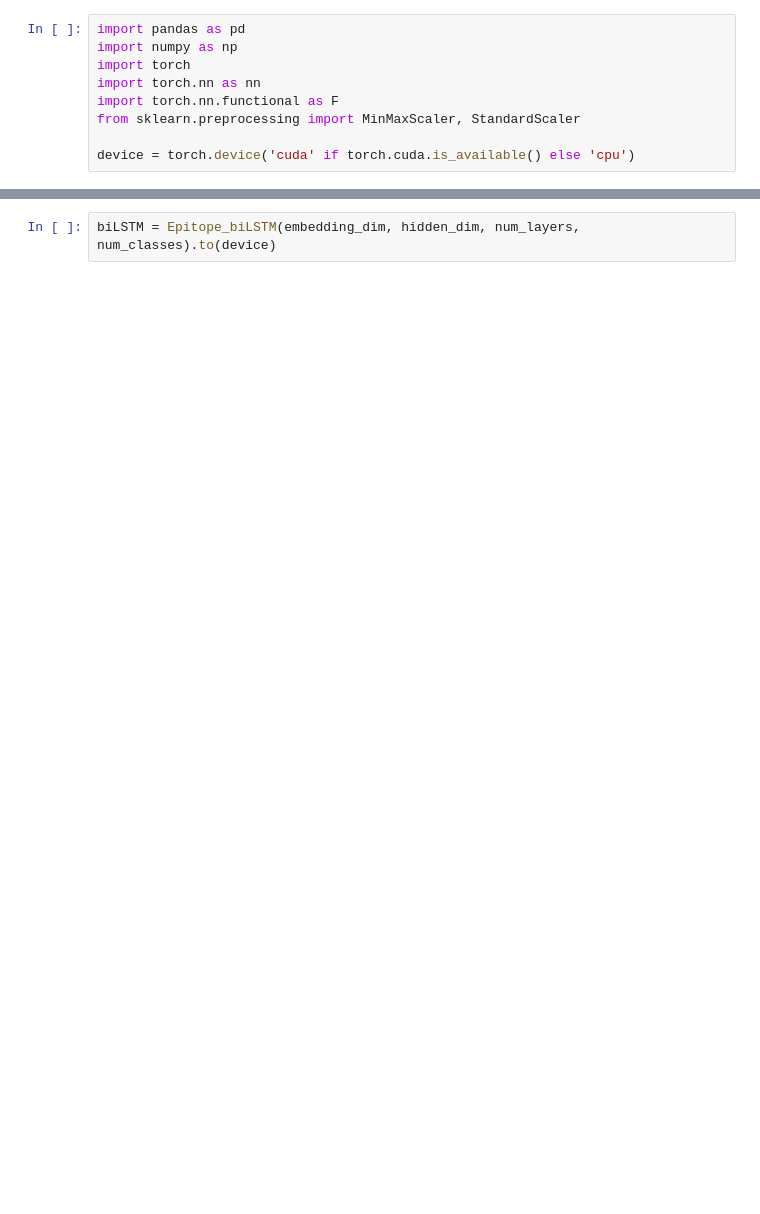
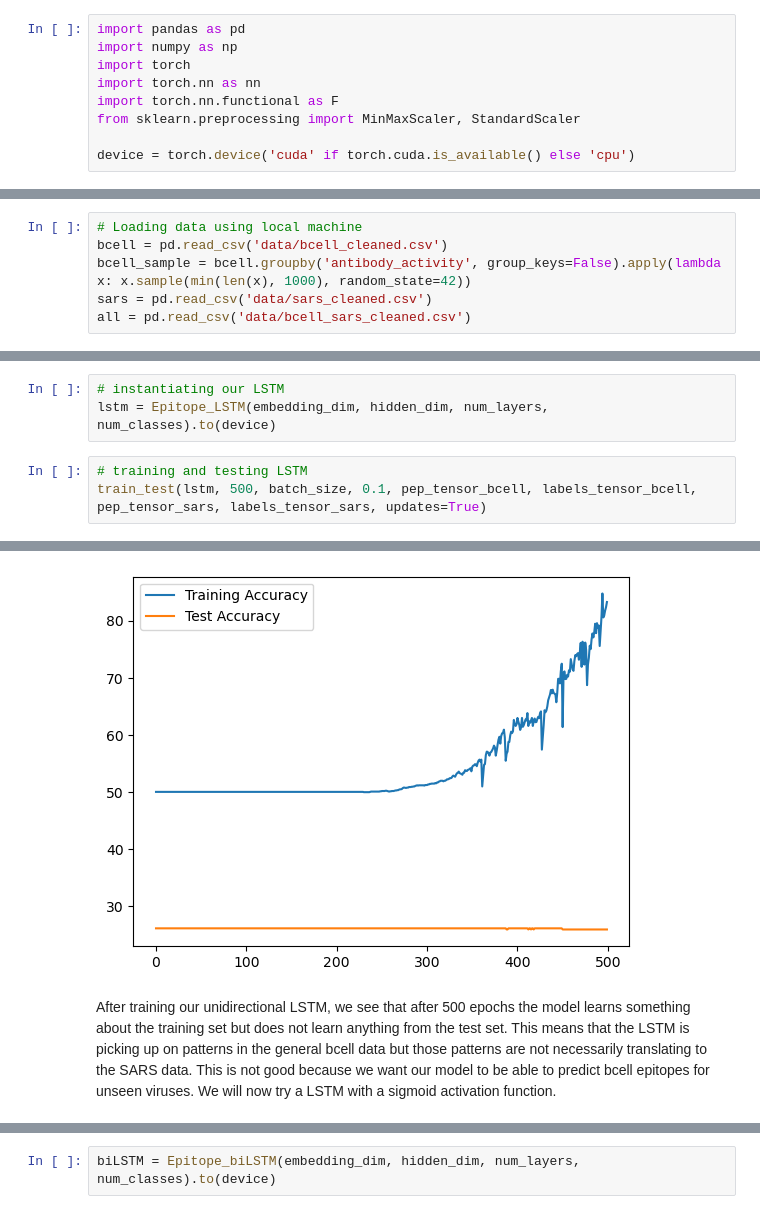
Before and after one commit to ralmzn/B-Cell-Epitope-Prediction, a Jupyter notebook: DeepLearning.ipynb, the cells around one changed output, grey strips where cells are left out. Drawn from its saved outputs; the diff is of its cells as text; blank space fills up the shorter version.

```diff
--- a/DeepLearning.ipynb
+++ b/DeepLearning.ipynb
@@ -435,0 +31,6 @@ class Epitope_biLSTM(nn.Module):
+# %%
+# Loading data using local machine
+bcell = pd.read_csv('data/bcell_cleaned.csv')
+bcell_sample = bcell.groupby('antibody_activity', group_keys=False).apply(lambda x: x.sample(min(len(x), 1000), random_state=42))
+sars = pd.read_csv('data/sars_cleaned.csv')
+all = pd.read_csv('data/bcell_sars_cleaned.csv')
@@ -435,0 +256,7 @@ class Epitope_biLSTM(nn.Module):
+# %%
+# instantiating our LSTM
+lstm = Epitope_LSTM(embedding_dim, hidden_dim, num_layers, num_classes).to(device)
+# %%
+# training and testing LSTM
+train_test(lstm, 500, batch_size, 0.1, pep_tensor_bcell, labels_tensor_bcell, pep_tensor_sars, labels_tensor_sars, updates=True)
+# %% [output]
@@ -435,0 +280,3 @@ class Epitope_biLSTM(nn.Module):
+[figure, added]
+# %% [markdown]
+After training our unidirectional LSTM, we see that after 500 epochs the model learns something about the training set but does not learn anything from the test set. This means that the LSTM is picking up on patterns in the general bcell data but those patterns are not necessarily translating to the SARS data. This is not good because we want our model to be able to predict bcell epitopes for unseen viruses. We will now try a LSTM with a sigmoid activation function.
```
Also changed, not shown: parts of 75 cells of this notebook, 2 other files.
